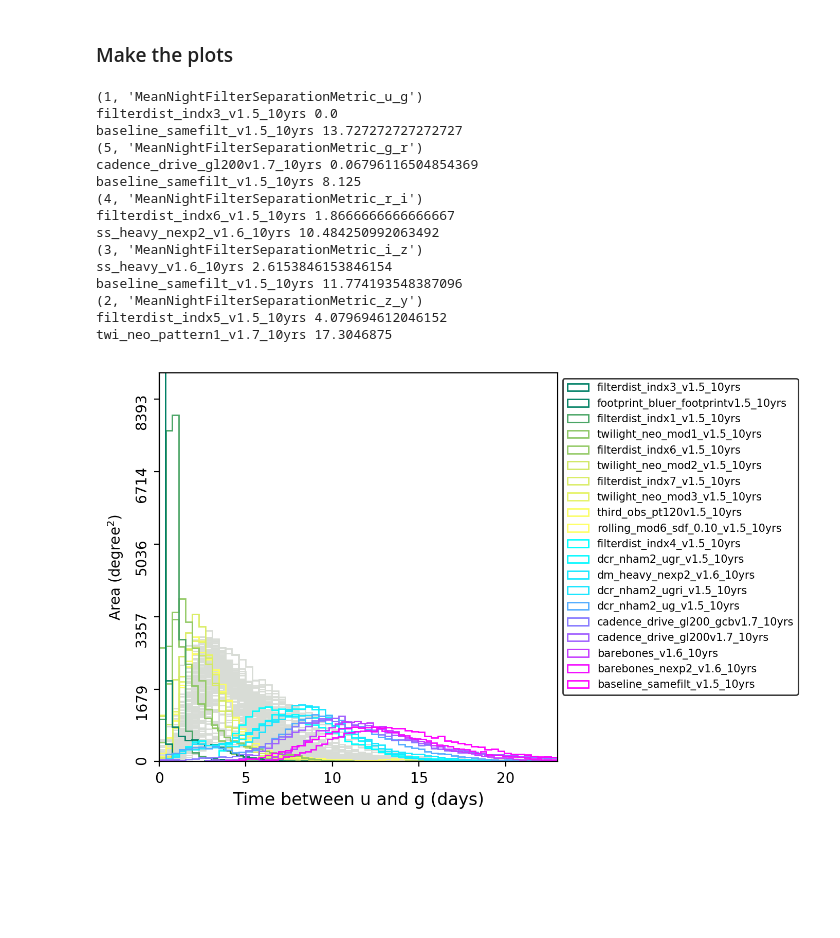
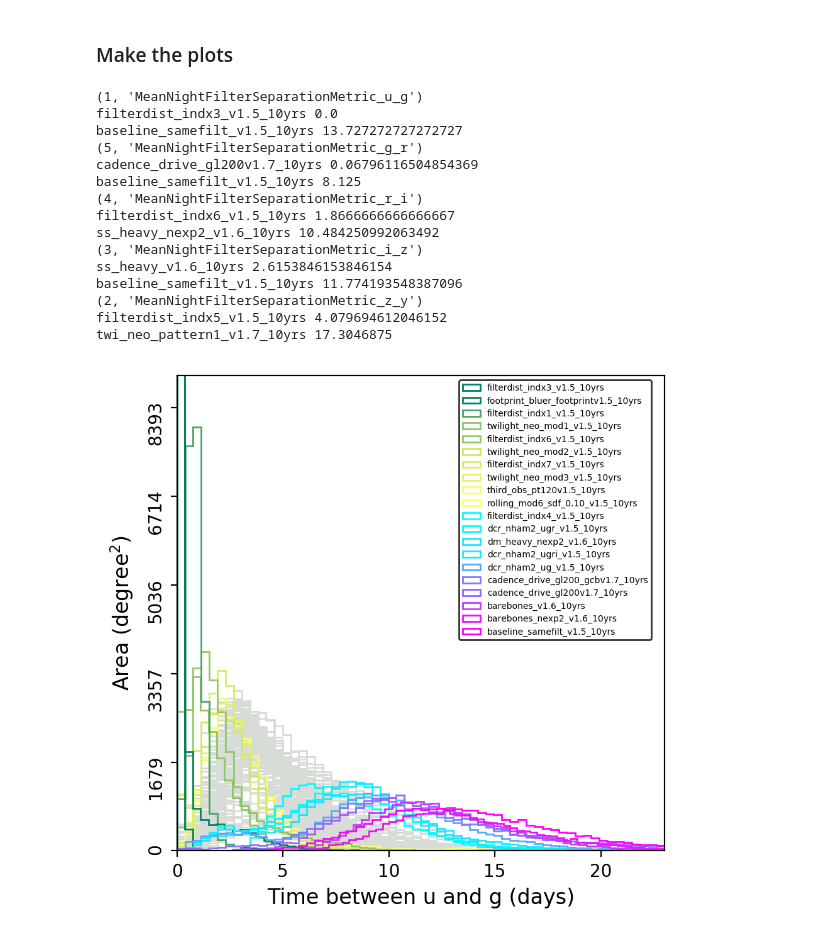
Before and after one commit to rjassef/AGN_Photoz_LSST_OpSim, a Jupyter notebook: mean_time_between_obs/Visualize_Mean_Night_Separation_All_OpSims.ipynb, the cells around one changed output. Saved outputs shown, nothing was run; the diff lists cells and outputs as text; code cells hidden in the pictures; blank space fills up the shorter version.

Commit message:
Moved legend box inside time plots

```diff
--- a/mean_time_between_obs/Visualize_Mean_Night_Separation_All_OpSims.ipynb
+++ b/mean_time_between_obs/Visualize_Mean_Night_Separation_All_OpSims.ipynb
@@ -118,32 +118,33 @@ for Key in sorted_Keys:
     filter1 = Key[1][-3]
     filter2 = Key[1][-1]
     xlabel = "Time between {0} and {1} (days)".format(filter1,filter2)
 
     datamin = xmin["{0}{1}".format(filter1,filter2)]
     datamax = xmax["{0}{1}".format(filter1,filter2)]
 
     plot_OpSims_hist_extremes(Key, bundleDicts, data_func=data_func, figsize=(5,5),
                               healpix_pixarea=healpix_pixarea, datamin=datamin,
                               datamax=datamax, xlabel=xlabel,
                               color_map_bottom=mpl.cm.summer, color_map_top=mpl.cm.cool,
-                              percentile=5.0, ymax_use=ymax[filter1+filter2])
+                              percentile=5.0, ymax_use=ymax[filter1+filter2],
+                              legend_box_in_plot=True, bbox_x = 0.57, bbox_y = 1.00)
 
     fname = "{0}/mean_time_{1}{2}.png".format(plots_folder, filter1, filter2)
     plt.savefig(fname, dpi=200, bbox_inches='tight')
 # %% [output]
 (1, 'MeanNightFilterSeparationMetric_u_g')
 filterdist_indx3_v1.5_10yrs 0.0
 baseline_samefilt_v1.5_10yrs 13.727272727272727
 (5, 'MeanNightFilterSeparationMetric_g_r')
 cadence_drive_gl200v1.7_10yrs 0.06796116504854369
 baseline_samefilt_v1.5_10yrs 8.125
 (4, 'MeanNightFilterSeparationMetric_r_i')
 filterdist_indx6_v1.5_10yrs 1.8666666666666667
 ss_heavy_nexp2_v1.6_10yrs 10.484250992063492
 (3, 'MeanNightFilterSeparationMetric_i_z')
 ss_heavy_v1.6_10yrs 2.6153846153846154
 baseline_samefilt_v1.5_10yrs 11.774193548387096
 (2, 'MeanNightFilterSeparationMetric_z_y')
 filterdist_indx5_v1.5_10yrs 4.079694612046152
 twi_neo_pattern1_v1.7_10yrs 17.3046875
-[figure, old version]
+[figure, new version]
```
Also changed, not shown: parts of 1 cell of this notebook, 6 other files.
